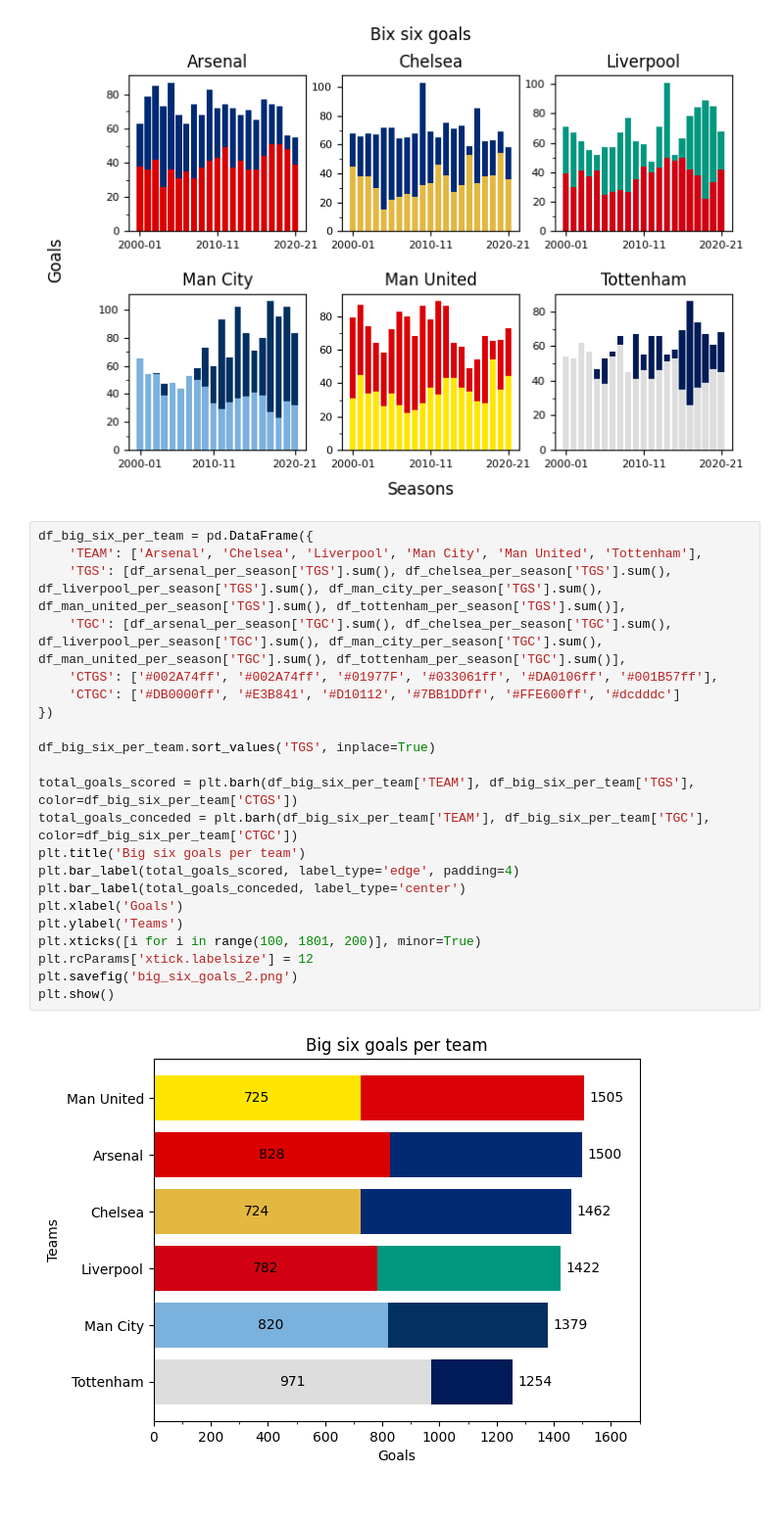
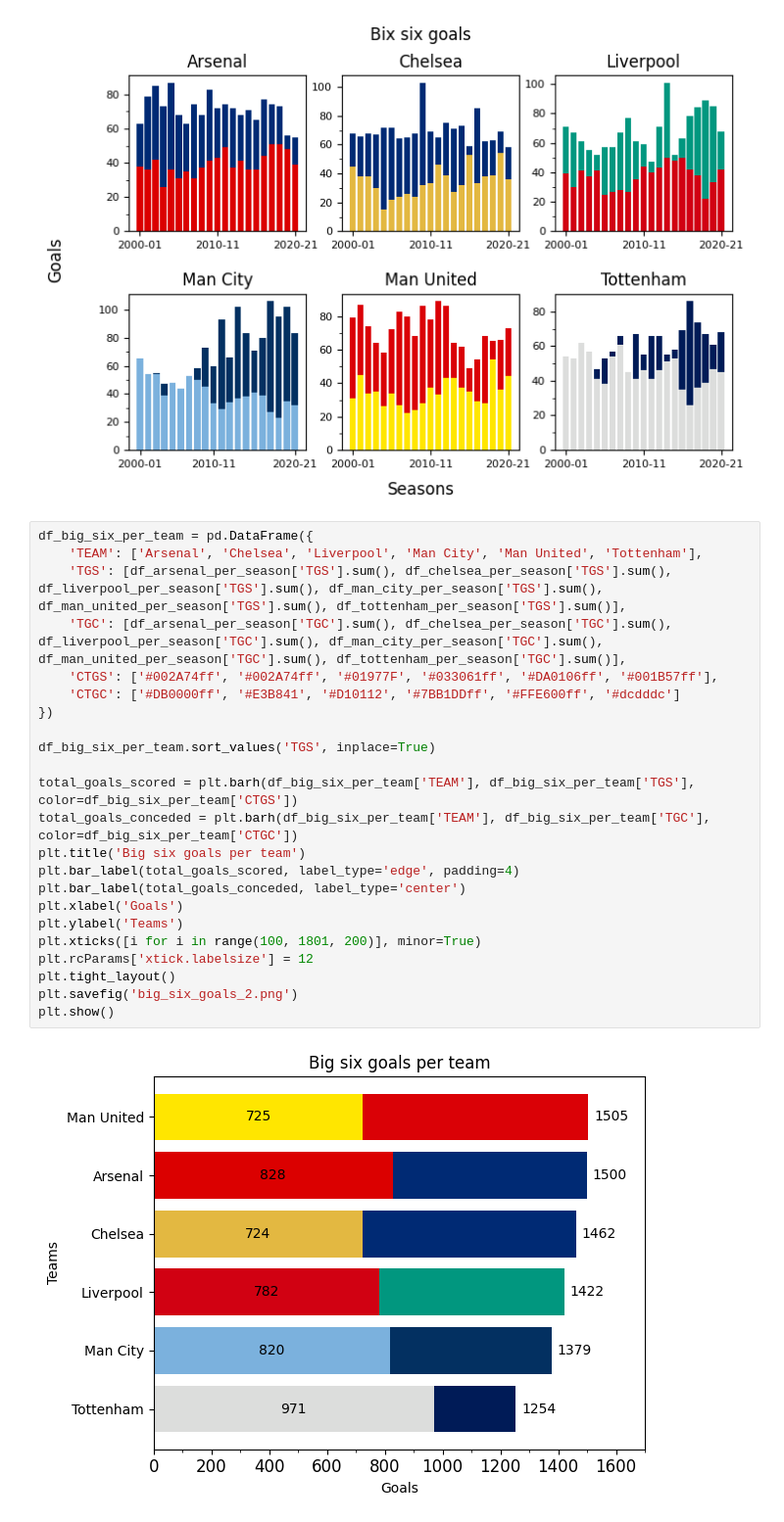
Before and after one commit to alexsandro49/premier-league-statistics-00-20, a Jupyter notebook: goals by seasons/main.ipynb, the cells around one changed output. Shown at 98% size. Cells and saved outputs as stored; diff of their text form.

```diff
--- a/goals by seasons/main.ipynb
+++ b/goals by seasons/main.ipynb
@@ -158,24 +158,25 @@ plt.show()
 # %%
 df_big_six_per_team = pd.DataFrame({
     'TEAM': ['Arsenal', 'Chelsea', 'Liverpool', 'Man City', 'Man United', 'Tottenham'],
     'TGS': [df_arsenal_per_season['TGS'].sum(), df_chelsea_per_season['TGS'].sum(), df_liverpool_per_season['TGS'].sum(), df_man_city_per_season['TGS'].sum(), df_man_united_per_season['TGS'].sum(), df_tottenham_per_season['TGS'].sum()],
     'TGC': [df_arsenal_per_season['TGC'].sum(), df_chelsea_per_season['TGC'].sum(), df_liverpool_per_season['TGC'].sum(), df_man_city_per_season['TGC'].sum(), df_man_united_per_season['TGC'].sum(), df_tottenham_per_season['TGC'].sum()],
     'CTGS': ['#002A74ff', '#002A74ff', '#01977F', '#033061ff', '#DA0106ff', '#001B57ff'],
     'CTGC': ['#DB0000ff', '#E3B841', '#D10112', '#7BB1DDff', '#FFE600ff', '#dcdddc']
 })
 
 df_big_six_per_team.sort_values('TGS', inplace=True)
 
 total_goals_scored = plt.barh(df_big_six_per_team['TEAM'], df_big_six_per_team['TGS'], color=df_big_six_per_team['CTGS'])
 total_goals_conceded = plt.barh(df_big_six_per_team['TEAM'], df_big_six_per_team['TGC'], color=df_big_six_per_team['CTGC'])
 plt.title('Big six goals per team')
 plt.bar_label(total_goals_scored, label_type='edge', padding=4)
 plt.bar_label(total_goals_conceded, label_type='center')
 plt.xlabel('Goals')
 plt.ylabel('Teams')
 plt.xticks([i for i in range(100, 1801, 200)], minor=True)
 plt.rcParams['xtick.labelsize'] = 12
+plt.tight_layout()
 plt.savefig('big_six_goals_2.png')
 plt.show()
 # %% [output]
-[figure, old version]
+[figure, new version]
```
Also changed, not shown: 2 other files.
